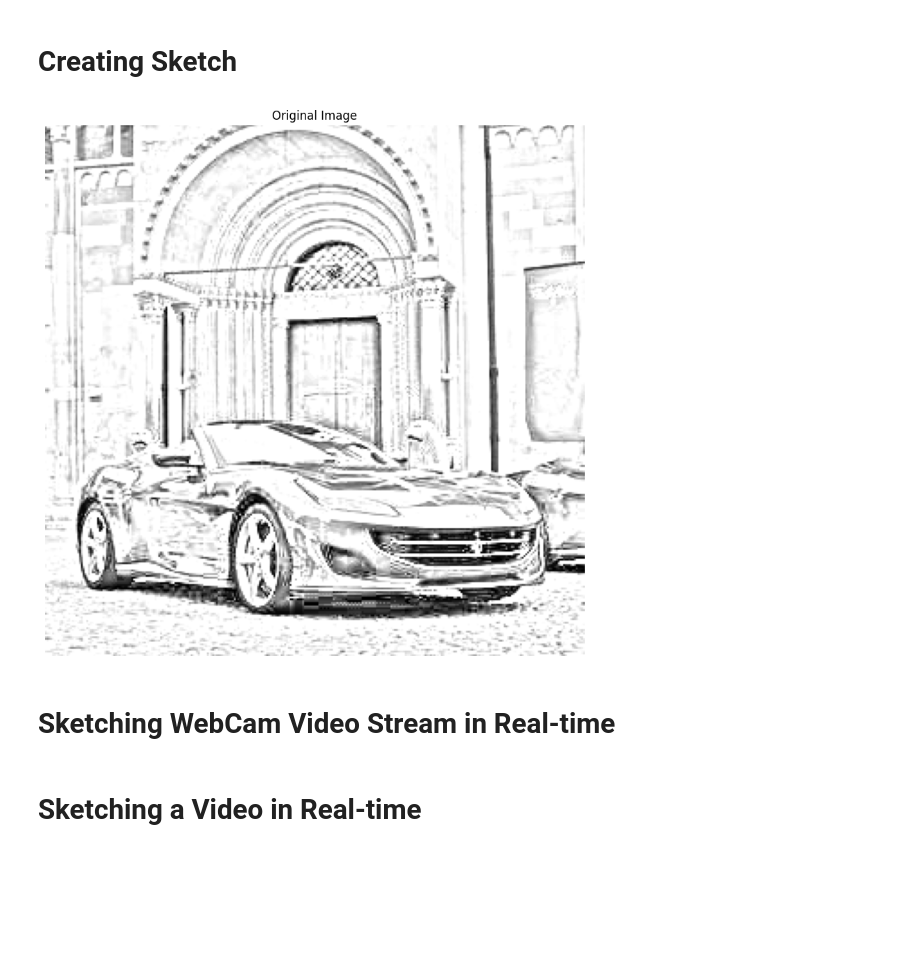
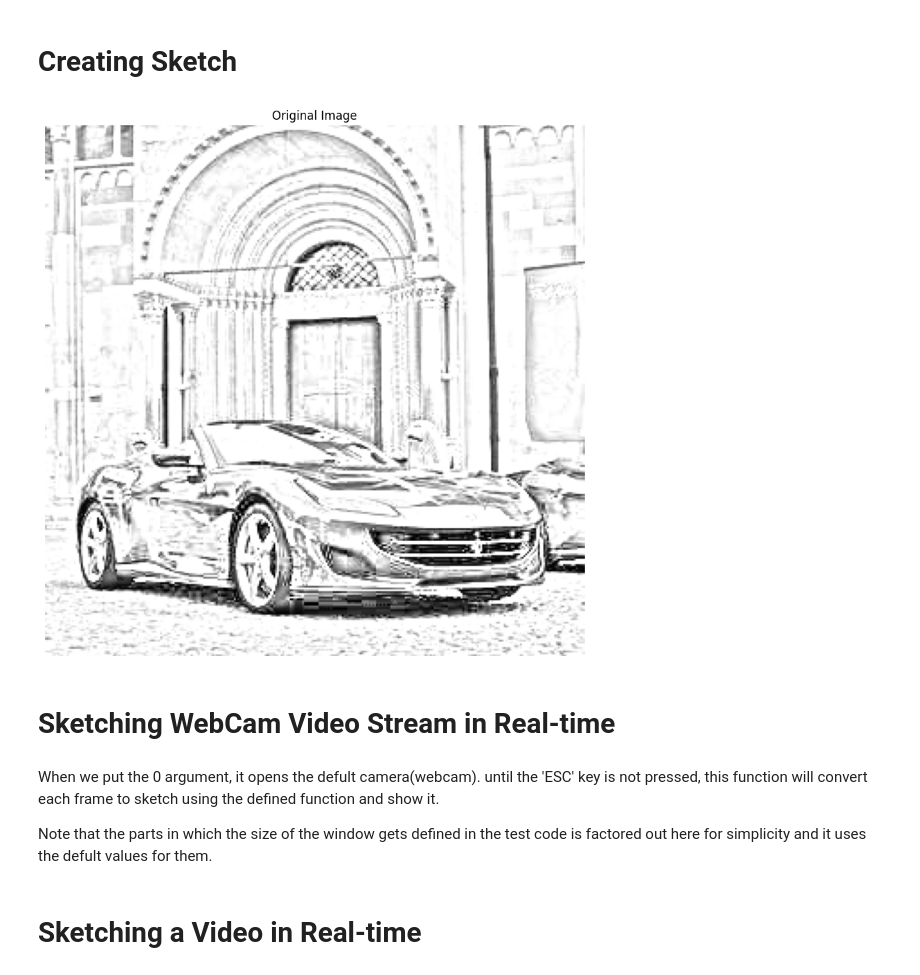
Before and after one commit to elahekhodaverdi/ComputerVision-Course, a Jupyter notebook: CA3/Image to Sketch/app.ipynb, the cells around one changed output. Saved outputs shown, nothing was run; the diff lists cells and outputs as text; code cells hidden in the pictures; blank space fills up the shorter version.

```diff
--- a/CA3/Image to Sketch/app.ipynb
+++ b/CA3/Image to Sketch/app.ipynb
@@ -11,11 +13,14 @@ import matplotlib.pyplot as plt
 image_address = os.path.join("images", "car.jpg")
 
 # read the image file
-image = None # TODO
+image = cv2.imread(image_address)
 
 # convert channels from BGR to RGB
-image = None # TODO
+image = cv2.cvtColor(image, cv2.COLOR_BGR2RGB)
 
 # dispaly
+plt.imshow(image)
+plt.axis('off')
+plt.show
 # TODO
 # %% [output]
@@ -24,25 +30,25 @@ image = None # TODO
 # Creating Sketch
 # %%
 # Convert the input image from BGR to grayscale
-gray_image = None # TODO
+gray_image = cv2.cvtColor(image, cv2.COLOR_RGB2GRAY)
 
 # Invert the grayscale image (i.e., produce a negative of the grayscale image)
-inverted_image = None # TODO
+inverted_image = 255 - gray_image
 
 # Apply Gaussian blur to the inverted image with a kernel size of 21x21
-blur_image = None # TODO
+blur_image = cv2.GaussianBlur(inverted_image, (21,21), 0)
 
 # Invert the blurred image to produce a semi-transparent effect
-inverted_blur = None # TODO
+inverted_blur = 255 - blur_image
 
 # Divide the grayscale image by the inverted blurred image to produce the sketch effect
-sketch = None # TODO
+sketch = cv2.divide(gray_image, inverted_blur, scale=256)
 
 # display
 plt.figure(figsize=(10, 10))
 plt.imshow(sketch, cmap="gray")
 plt.title("Original Image")
 plt.axis("off")
 plt.show()
 # %% [output]
-[figure, old version]
+[figure, new version]
@@ -57,2 +87,7 @@ plt.show()
+# %% [markdown]
+When we put the 0 argument, it opens the defult camera(webcam).
+until the 'ESC' key is not pressed, this function will convert each frame to sketch using the defined function and show it.
+
+Note that the parts in which the size of the window gets defined in the test code is factored out here for simplicity and it uses the defult values for them.
 # %% [markdown]
 # Sketching a Video in Real-time
```
Also changed, not shown: parts of 9 cells of this notebook.
